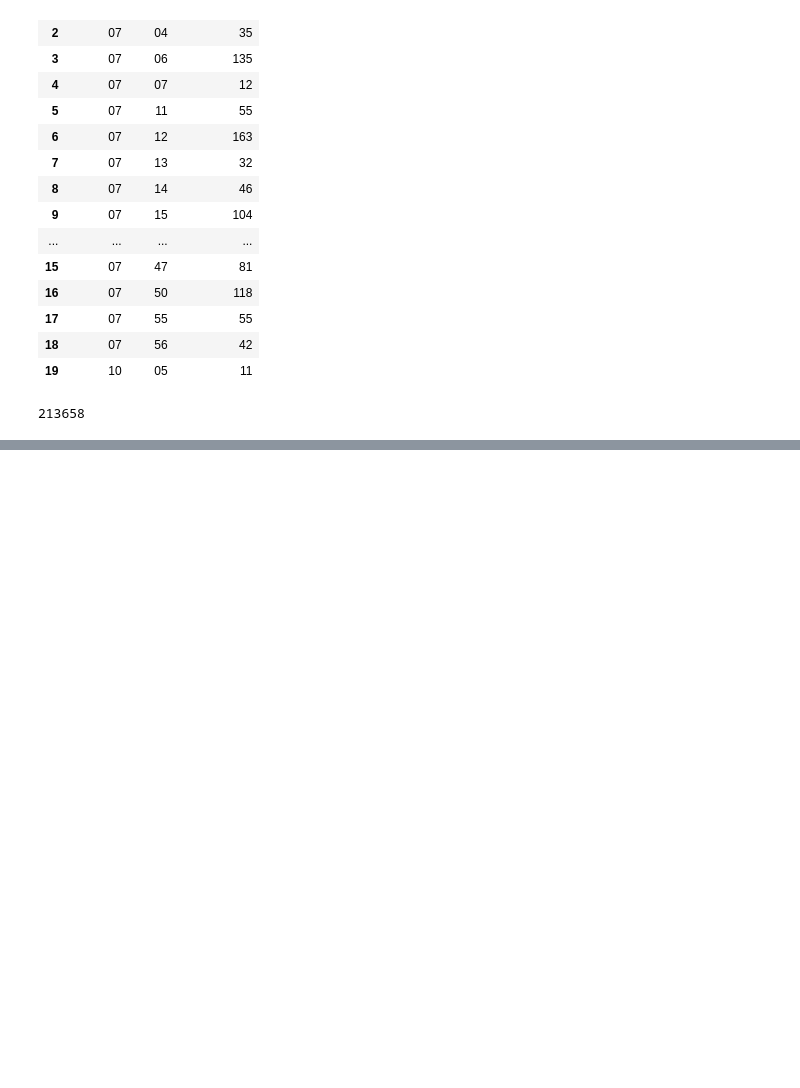
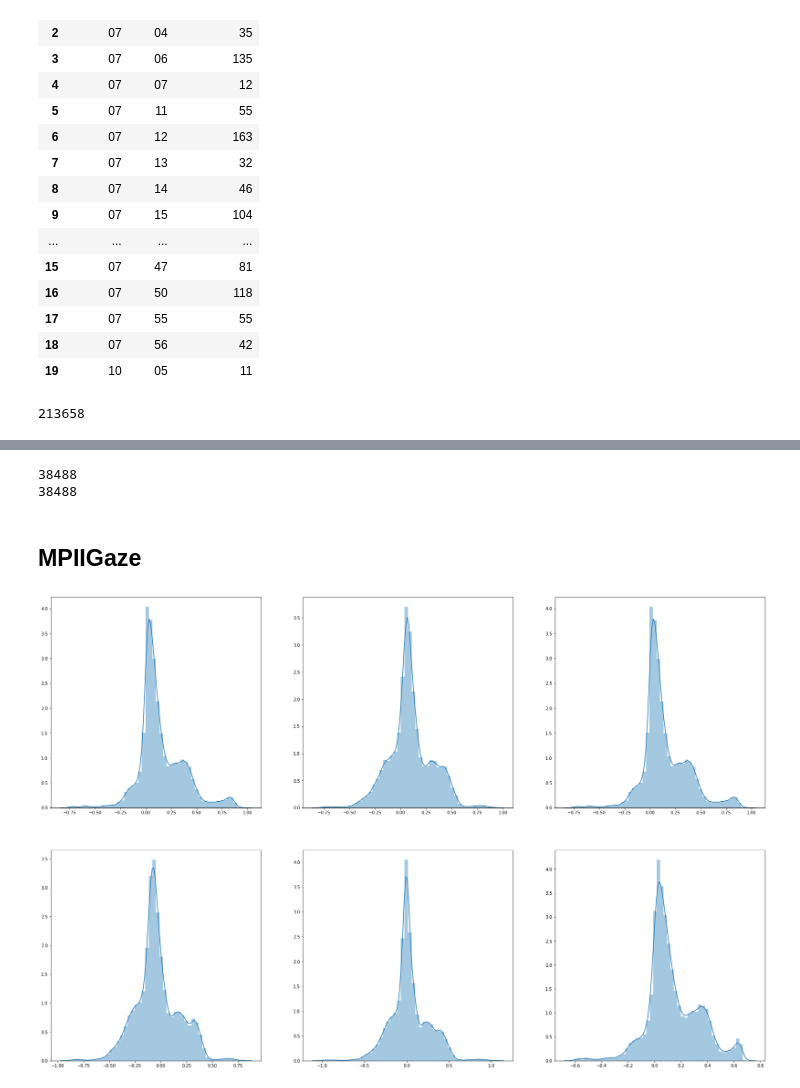
Before and after one commit to lukaszsus/gaze-estimation, a Jupyter notebook: notebooks/mpiigaze_analysis.ipynb, the cells around one changed output, grey strips where cells are left out. Cells and saved outputs as stored; diff of their text form; code cells hidden in the pictures; blank space fills up the shorter version.

```diff
--- a/notebooks/mpiigaze_analysis.ipynb
+++ b/notebooks/mpiigaze_analysis.ipynb
@@ -207,0 +207,27 @@ np.sum(y) + np.sum(df_untrusted["Liczba zdjęć"].values)
+# %%
+p23_len = 1549
+# %%
+right_images, left_images, poses, gazes, subject_ids = get_processed_data_own_mpiigaze()
+# %%
+mpiigaze_poses = poses[:len(poses) - p23_len]
+own_poses = poses[len(mpiigaze_poses):]
+# %%
+print(len(mpiigaze_poses) + len(own_poses))
+print(len(poses))
+# %% [output]
+38488
+38488
+# %%
+def plot_dists(poses):
+    fig = plt.figure(figsize=(30, 20))
+    for i in range(6):
+        ax = plt.subplot(2, 3, i + 1)
+        x = poses[:, i]
+        ax = sns.distplot(x)
+    return fig
+# %% [markdown]
+## MPIIGaze
+# %%
+plot_dists(mpiigaze_poses[:, :6])
+# %% [output]
+[figure, added]
```
Also changed, not shown: parts of 8 cells of this notebook, 22 other files.
